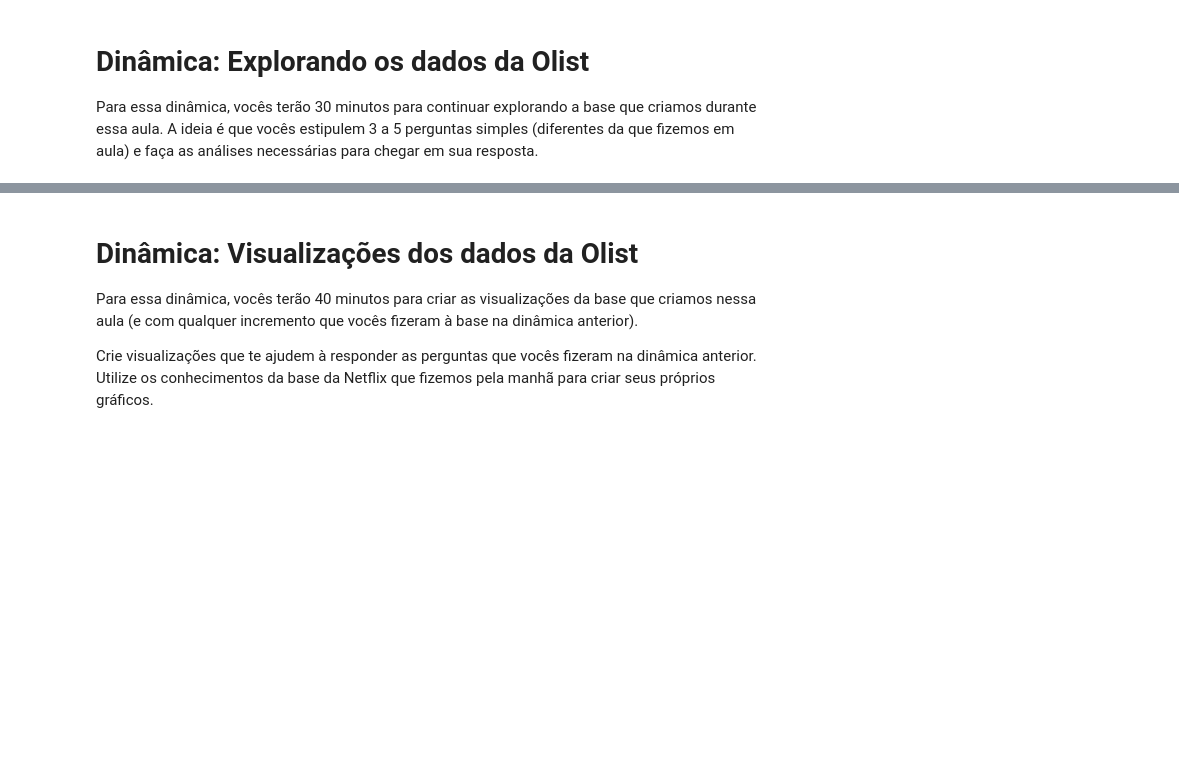
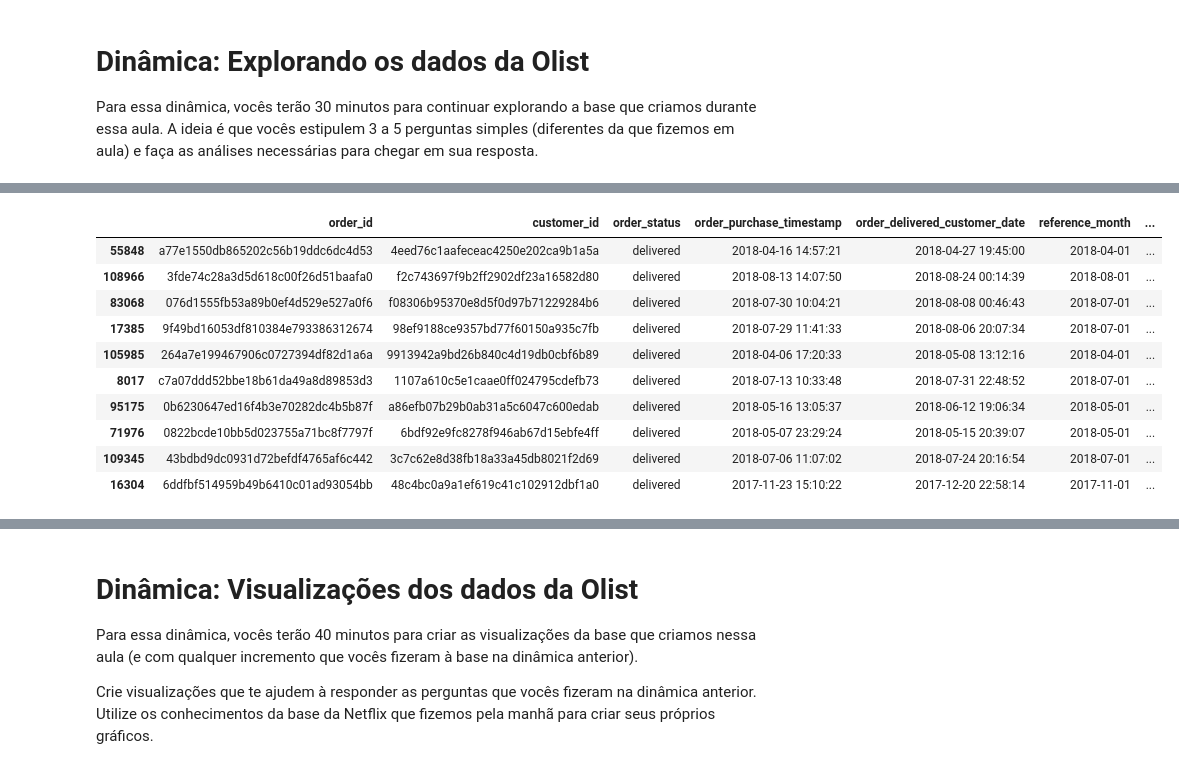
Before and after one commit to reprograma/on26-python-s14-analise-de-dados, a Jupyter notebook: material/aula_s14_parte2.ipynb, the cells around one changed output, grey strips where cells are left out. Saved outputs shown, nothing was run; the diff lists cells and outputs as text; code cells hidden in the pictures; blank space fills up the shorter version.

```diff
--- a/material/aula_s14_parte2.ipynb
+++ b/material/aula_s14_parte2.ipynb
@@ -401,0 +882,17 @@ Para essa dinâmica, vocês terão 30 minutos para continuar explorando a base q
+# %%
+#Quais os top10 estados com os fretes mais caros?
+
+df_frete = df_olist.sort_values(by='freight_value', ascending=False).head(10)
+display(df_frete)
+# %% [output]
+|  | order_id | customer_id | order_status | order_purchase_timestamp | order_delivered_customer_date | reference_month | ... |
+| 55848 | a77e1550db865202c56b19ddc6dc4d53 | 4eed76c1aafeceac4250e202ca9b1a5a | delivered | 2018-04-16 14:57:21 | 2018-04-27 19:45:00 | 2018-04-01 | ... |
+| 108966 | 3fde74c28a3d5d618c00f26d51baafa0 | f2c743697f9b2ff2902df23a16582d80 | delivered | 2018-08-13 14:07:50 | 2018-08-24 00:14:39 | 2018-08-01 | ... |
+| 83068 | 076d1555fb53a89b0ef4d529e527a0f6 | f08306b95370e8d5f0d97b71229284b6 | delivered | 2018-07-30 10:04:21 | 2018-08-08 00:46:43 | 2018-07-01 | ... |
+| 17385 | 9f49bd16053df810384e793386312674 | 98ef9188ce9357bd77f60150a935c7fb | delivered | 2018-07-29 11:41:33 | 2018-08-06 20:07:34 | 2018-07-01 | ... |
+| 105985 | 264a7e199467906c0727394df82d1a6a | 9913942a9bd26b840c4d19db0cbf6b89 | delivered | 2018-04-06 17:20:33 | 2018-05-08 13:12:16 | 2018-04-01 | ... |
+| 8017 | c7a07ddd52bbe18b61da49a8d89853d3 | 1107a610c5e1caae0ff024795cdefb73 | delivered | 2018-07-13 10:33:48 | 2018-07-31 22:48:52 | 2018-07-01 | ... |
+| 95175 | 0b6230647ed16f4b3e70282dc4b5b87f | a86efb07b29b0ab31a5c6047c600edab | delivered | 2018-05-16 13:05:37 | 2018-06-12 19:06:34 | 2018-05-01 | ... |
+| 71976 | 0822bcde10bb5d023755a71bc8f7797f | 6bdf92e9fc8278f946ab67d15ebfe4ff | delivered | 2018-05-07 23:29:24 | 2018-05-15 20:39:07 | 2018-05-01 | ... |
+| 109345 | 43bdbd9dc0931d72befdf4765af6c442 | 3c7c62e8d38fb18a33a45db8021f2d69 | delivered | 2018-07-06 11:07:02 | 2018-07-24 20:16:54 | 2018-07-01 | ... |
+| 16304 | 6ddfbf514959b49b6410c01ad93054bb | 48c4bc0a9a1ef619c41c102912dbf1a0 | delivered | 2017-11-23 15:10:22 | 2017-12-20 22:58:14 | 2017-11-01 | ... |
```
Also changed, not shown: parts of 10 cells of this notebook, 16 other files.
